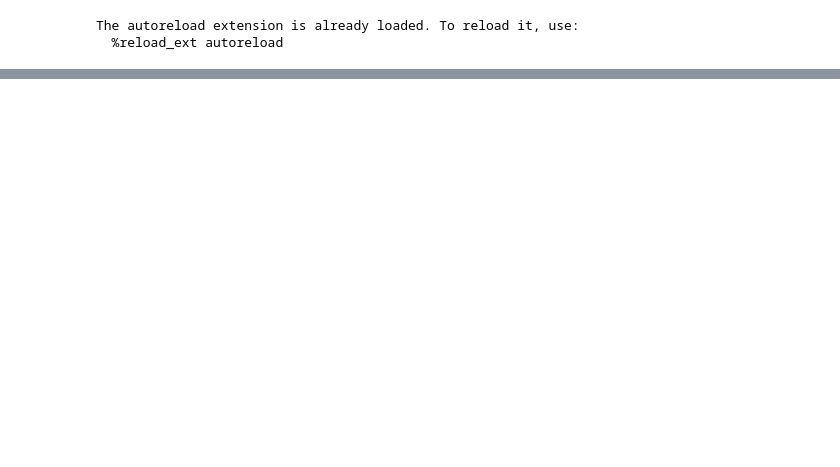
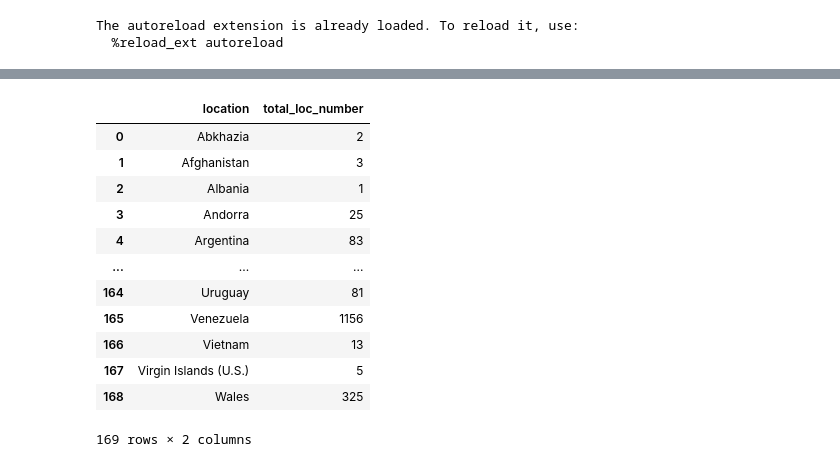
Before and after one commit to epfl-ada/ada-2023-project-vivalavada, a Jupyter notebook: popularity_yagiz.ipynb, the cells around one changed output, grey strips where cells are left out. Saved outputs shown, nothing was run; the diff lists cells and outputs as text; code cells hidden in the pictures; blank space fills up the shorter version.

```diff
--- a/popularity_yagiz.ipynb
+++ b/popularity_yagiz.ipynb
@@ -43,0 +61,17 @@ Name: date, dtype: datetime64[ns]
+# %%
+ratings_reviews_groupedby_loc = ratings_reviews_2010_2012.groupby('location').size().reset_index(name = 'total_loc_number')
+ratings_reviews_groupedby_loc
+# %% [output]
+|  | location | total_loc_number |
+| 0 | Abkhazia | 2 |
+| 1 | Afghanistan | 3 |
+| 2 | Albania | 1 |
+| 3 | Andorra | 25 |
+| 4 | Argentina | 83 |
+| ... | ... | ... |
+| 164 | Uruguay | 81 |
+| 165 | Venezuela | 1156 |
+| 166 | Vietnam | 13 |
+| 167 | Virgin Islands (U.S.) | 5 |
+| 168 | Wales | 325 |
+169 rows × 2 columns
```
Also changed, not shown: parts of 19 cells of this notebook.
